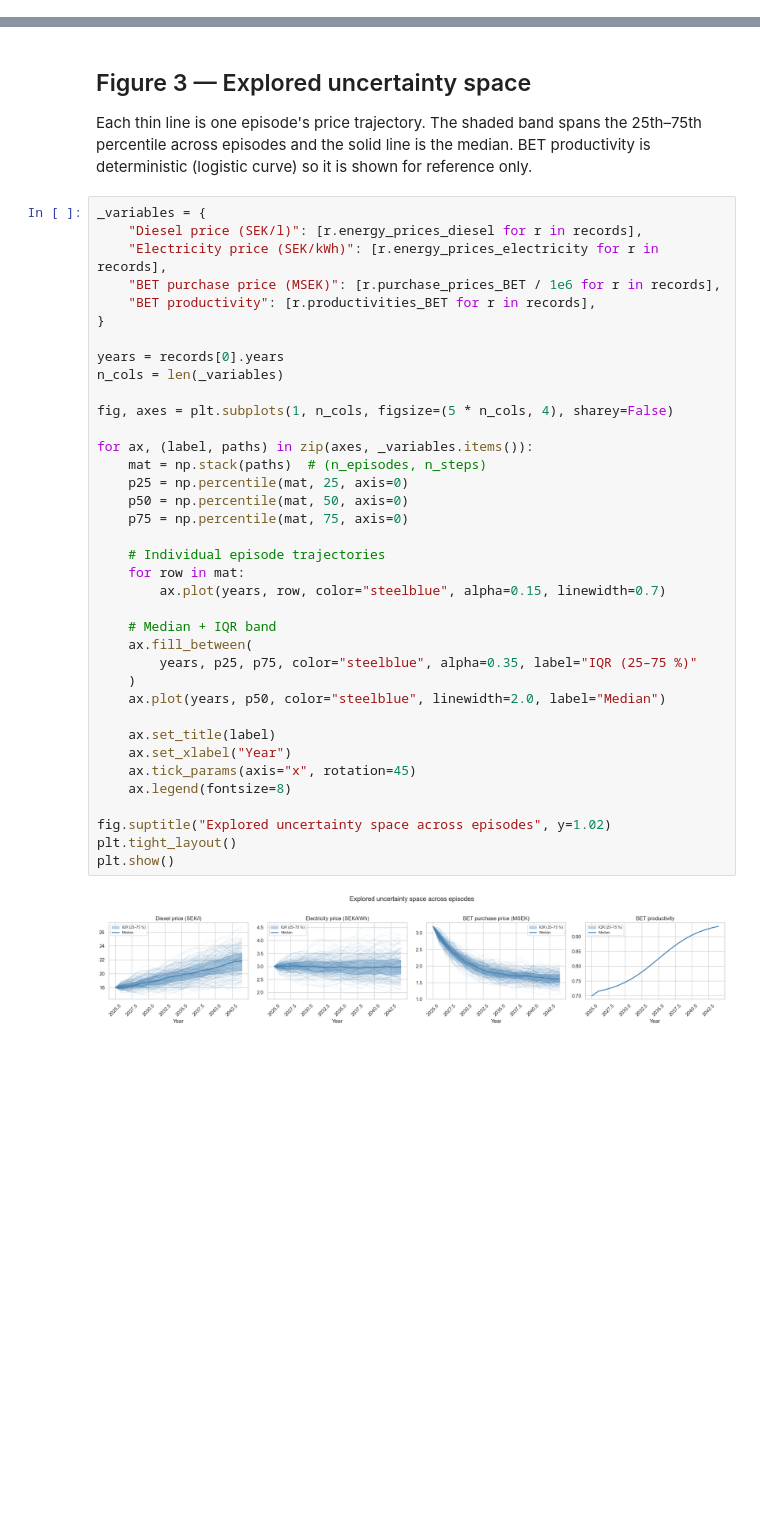
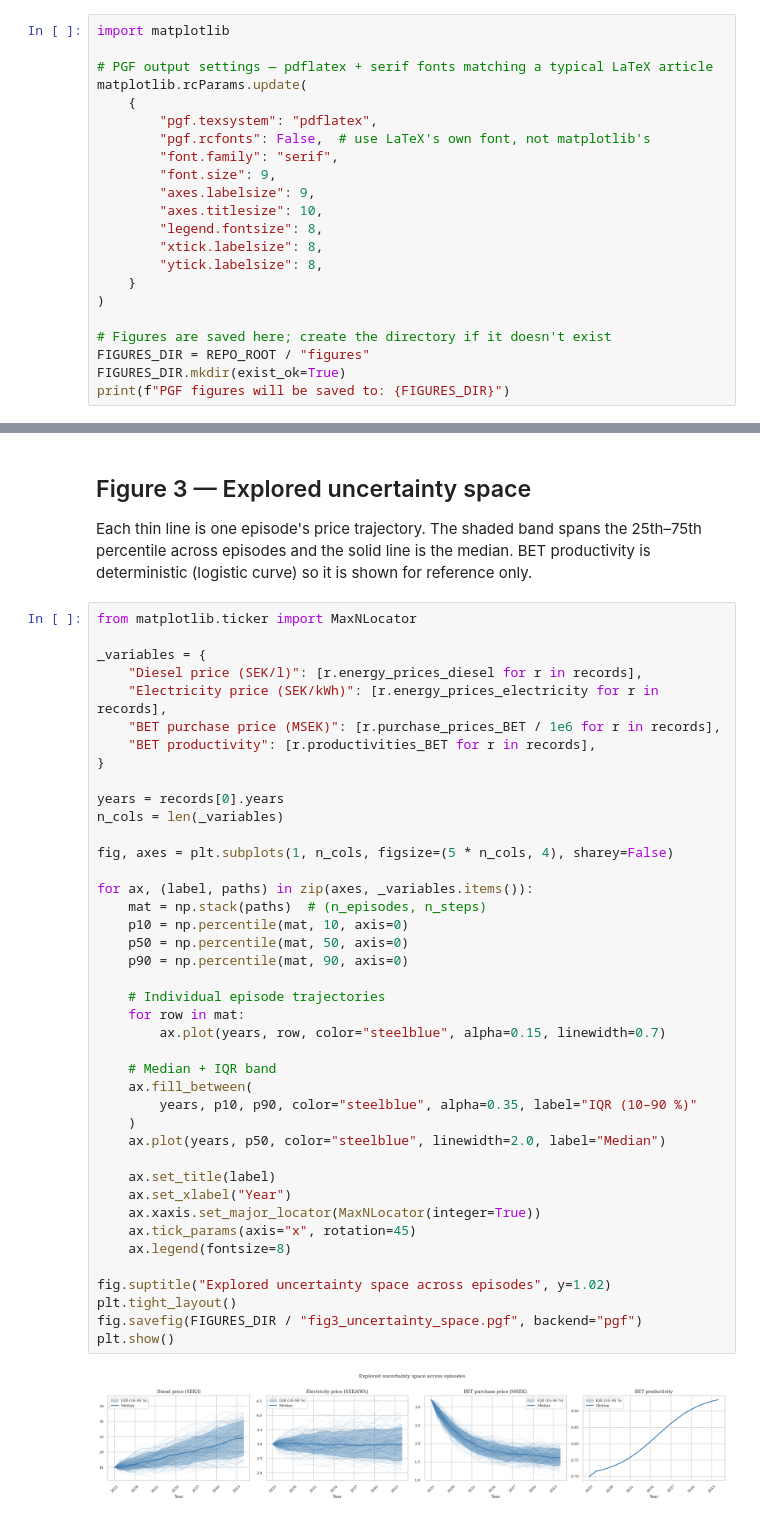
Before and after one commit to simfro/fleet-replacement, a Jupyter notebook: notebooks/analyse_batch.ipynb, the cells around one changed output, grey strips where cells are left out. Cells and saved outputs as stored; diff of their text form; blank space fills up the shorter version.

```diff
--- a/notebooks/analyse_batch.ipynb
+++ b/notebooks/analyse_batch.ipynb
@@ -18,3 +18,25 @@ from fleet_replacement.episode import EpisodeRecord
 REPO_ROOT = pathlib.Path.cwd().parent
 
 sns.set_theme(style="whitegrid")
+# %%
+import matplotlib
+
+# PGF output settings — pdflatex + serif fonts matching a typical LaTeX article
+matplotlib.rcParams.update(
+    {
+        "pgf.texsystem": "pdflatex",
+        "pgf.rcfonts": False,  # use LaTeX's own font, not matplotlib's
+        "font.family": "serif",
+        "font.size": 9,
+        "axes.labelsize": 9,
+        "axes.titlesize": 10,
+        "legend.fontsize": 8,
+        "xtick.labelsize": 8,
+        "ytick.labelsize": 8,
+    }
+)
+
+# Figures are saved here; create the directory if it doesn't exist
+FIGURES_DIR = REPO_ROOT / "figures"
+FIGURES_DIR.mkdir(exist_ok=True)
+print(f"PGF figures will be saved to: {FIGURES_DIR}")
@@ -109,6 +135,8 @@ plt.show()
 
 Each thin line is one episode's price trajectory. The shaded band spans the 25th–75th percentile across episodes and the solid line is the median. BET productivity is deterministic (logistic curve) so it is shown for reference only.
 # %%
+from matplotlib.ticker import MaxNLocator
+
 _variables = {
     "Diesel price (SEK/l)": [r.energy_prices_diesel for r in records],
     "Electricity price (SEK/kWh)": [r.energy_prices_electricity for r in records],
@@ -116,34 +144,36 @@ _variables = {
     "BET productivity": [r.productivities_BET for r in records],
 }
 
 years = records[0].years
 n_cols = len(_variables)
 
 fig, axes = plt.subplots(1, n_cols, figsize=(5 * n_cols, 4), sharey=False)
 
 for ax, (label, paths) in zip(axes, _variables.items()):
     mat = np.stack(paths)  # (n_episodes, n_steps)
-    p25 = np.percentile(mat, 25, axis=0)
+    p10 = np.percentile(mat, 10, axis=0)
     p50 = np.percentile(mat, 50, axis=0)
-    p75 = np.percentile(mat, 75, axis=0)
+    p90 = np.percentile(mat, 90, axis=0)
 
     # Individual episode trajectories
     for row in mat:
         ax.plot(years, row, color="steelblue", alpha=0.15, linewidth=0.7)
 
     # Median + IQR band
     ax.fill_between(
-        years, p25, p75, color="steelblue", alpha=0.35, label="IQR (25–75 %)"
+        years, p10, p90, color="steelblue", alpha=0.35, label="IQR (10–90 %)"
     )
     ax.plot(years, p50, color="steelblue", linewidth=2.0, label="Median")
 
     ax.set_title(label)
     ax.set_xlabel("Year")
+    ax.xaxis.set_major_locator(MaxNLocator(integer=True))
     ax.tick_params(axis="x", rotation=45)
     ax.legend(fontsize=8)
 
 fig.suptitle("Explored uncertainty space across episodes", y=1.02)
 plt.tight_layout()
+fig.savefig(FIGURES_DIR / "fig3_uncertainty_space.pgf", backend="pgf")
 plt.show()
 # %% [output]
-[figure, old version]
+[figure, new version]
```
Also changed, not shown: parts of 3 cells of this notebook, 10 other files.
